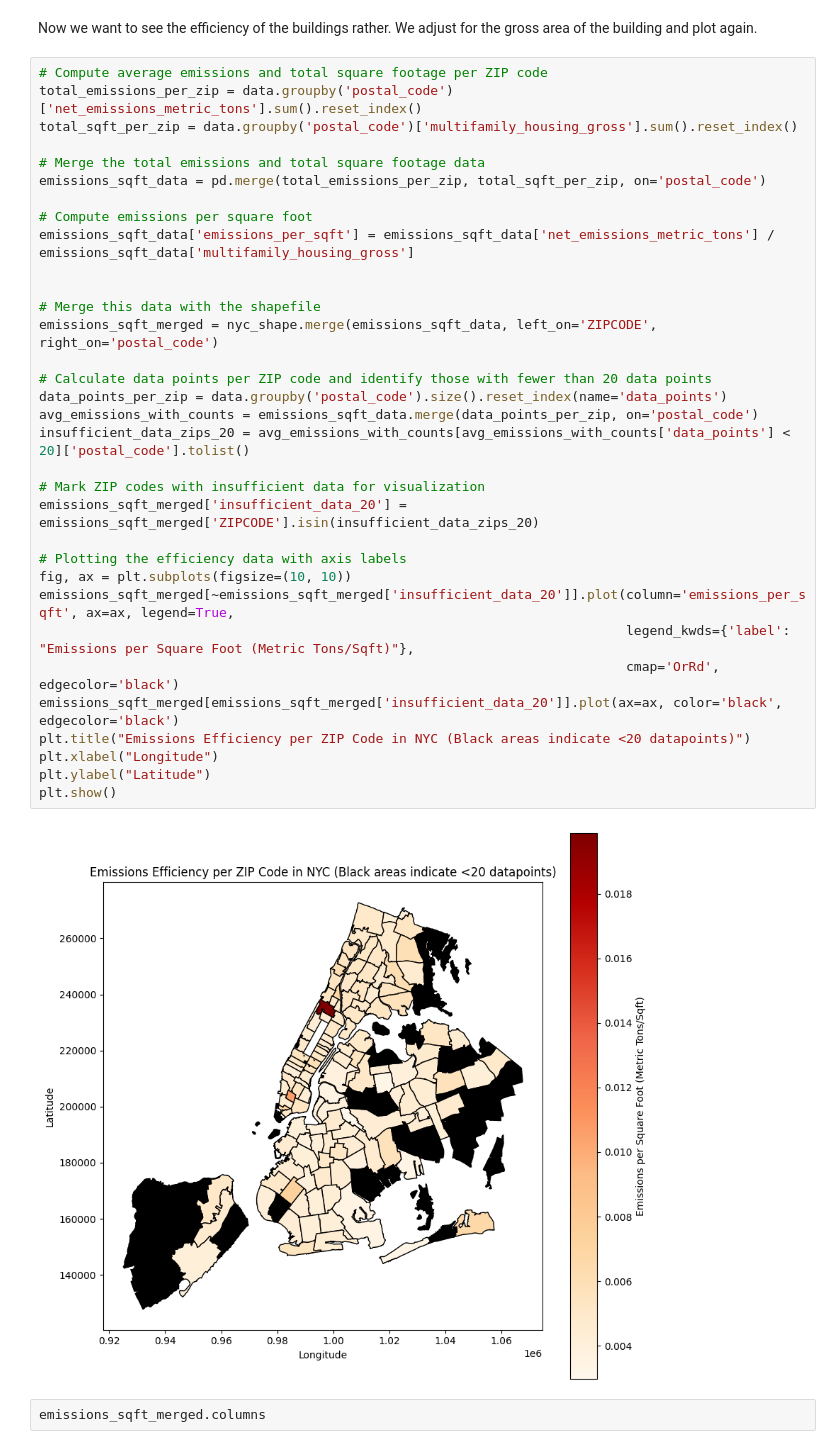
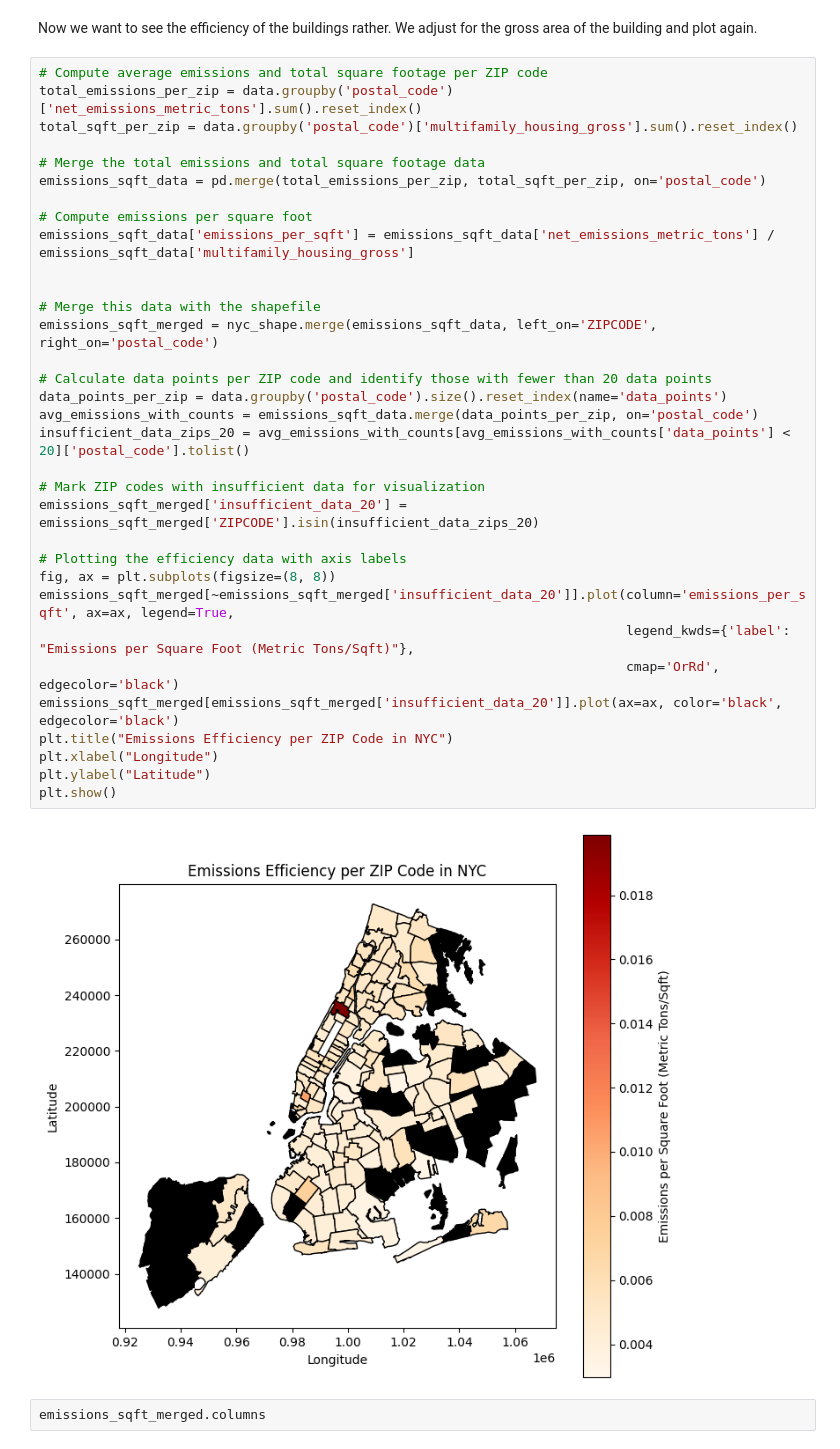
Before and after one commit to Qulxis/DS-Hackathon-Fall-2023, a Jupyter notebook: src/general_insights.ipynb, the cells around one changed output. Saved outputs shown, nothing was run; the diff lists cells and outputs as text.

```diff
--- a/src/general_insights.ipynb
+++ b/src/general_insights.ipynb
@@ -85,36 +85,36 @@ Now we want to see the efficiency of the buildings rather. We adjust for the gro
 total_emissions_per_zip = data.groupby('postal_code')['net_emissions_metric_tons'].sum().reset_index()
 total_sqft_per_zip = data.groupby('postal_code')['multifamily_housing_gross'].sum().reset_index()
 
 # Merge the total emissions and total square footage data
 emissions_sqft_data = pd.merge(total_emissions_per_zip, total_sqft_per_zip, on='postal_code')
 
 # Compute emissions per square foot
 emissions_sqft_data['emissions_per_sqft'] = emissions_sqft_data['net_emissions_metric_tons'] / emissions_sqft_data['multifamily_housing_gross']
 
 
 # Merge this data with the shapefile
 emissions_sqft_merged = nyc_shape.merge(emissions_sqft_data, left_on='ZIPCODE', right_on='postal_code')
 
 # Calculate data points per ZIP code and identify those with fewer than 20 data points
 data_points_per_zip = data.groupby('postal_code').size().reset_index(name='data_points')
 avg_emissions_with_counts = emissions_sqft_data.merge(data_points_per_zip, on='postal_code')
 insufficient_data_zips_20 = avg_emissions_with_counts[avg_emissions_with_counts['data_points'] < 20]['postal_code'].tolist()
 
 # Mark ZIP codes with insufficient data for visualization
 emissions_sqft_merged['insufficient_data_20'] = emissions_sqft_merged['ZIPCODE'].isin(insufficient_data_zips_20)
 
 # Plotting the efficiency data with axis labels
-fig, ax = plt.subplots(figsize=(10, 10))
+fig, ax = plt.subplots(figsize=(8, 8))
 emissions_sqft_merged[~emissions_sqft_merged['insufficient_data_20']].plot(column='emissions_per_sqft', ax=ax, legend=True,
                                                                            legend_kwds={'label': "Emissions per Square Foot (Metric Tons/Sqft)"},
                                                                            cmap='OrRd', edgecolor='black')
 emissions_sqft_merged[emissions_sqft_merged['insufficient_data_20']].plot(ax=ax, color='black', edgecolor='black')
-plt.title("Emissions Efficiency per ZIP Code in NYC (Black areas indicate <20 datapoints)")
+plt.title("Emissions Efficiency per ZIP Code in NYC")
 plt.xlabel("Longitude")
 plt.ylabel("Latitude")
 plt.show()
 # %% [output]
-[figure, old version]
+[figure, new version]
 # %%
 emissions_sqft_merged.columns
 # %% [output]
```
Also changed, not shown: parts of 6 cells of this notebook.
